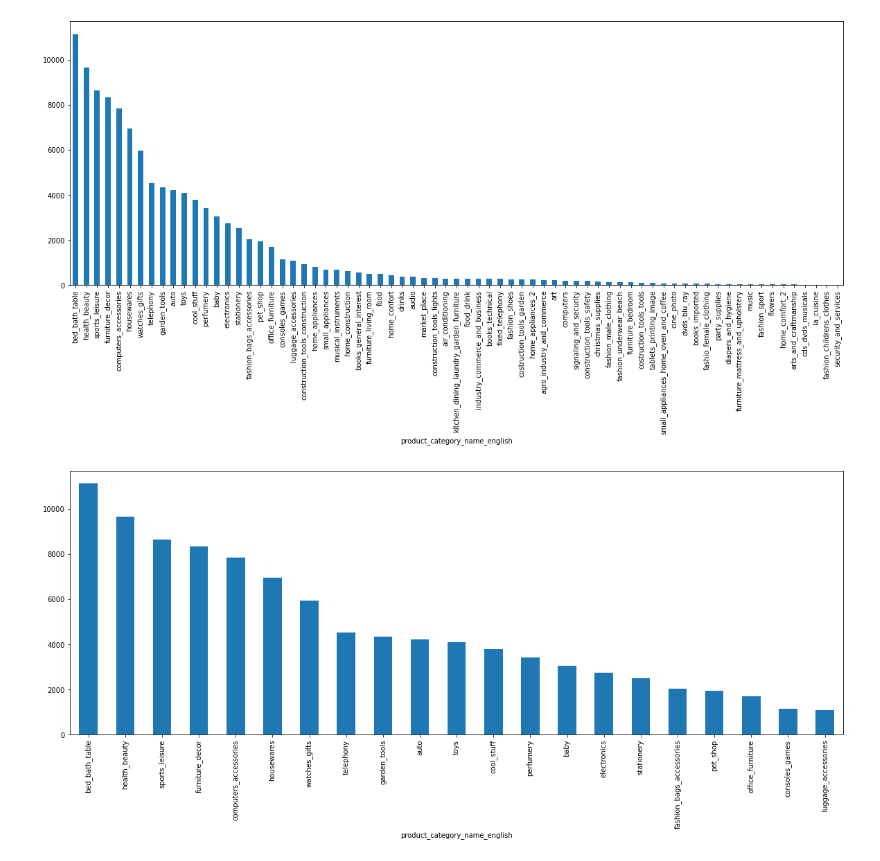
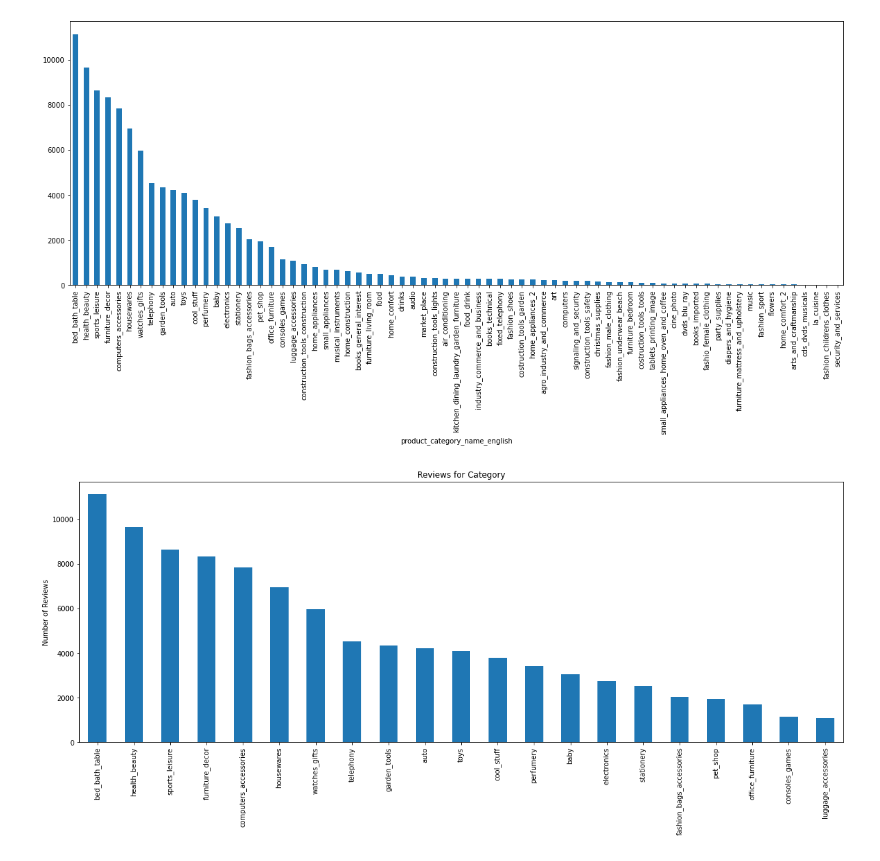
Before and after one commit to C10-Brazilian-e-commerce-modeling-team/brazilian-e-commerce, a Jupyter notebook: Scraping/select_categories.ipynb, the cells around one changed output. Cells and saved outputs as stored; diff of their text form; code cells hidden in the pictures.

```diff
--- a/Scraping/select_categories.ipynb
+++ b/Scraping/select_categories.ipynb
@@ -132,6 +132,8 @@ ax = full_table['n_reviews'].plot(kind='bar')
 # %%
 fig = plt.figure(figsize=(20,7))
 
 ax = full_table['n_reviews'][full_table['n_reviews'] > 1000].plot(kind='bar')
+ax.set(title="Reviews for Category", xlabel=None, ylabel="Number of Reviews")
+plt.show()
 # %% [output]
-[figure, old version]
+[figure, new version]
```
Also changed, not shown: parts of 2 cells of this notebook, 4 other files.
